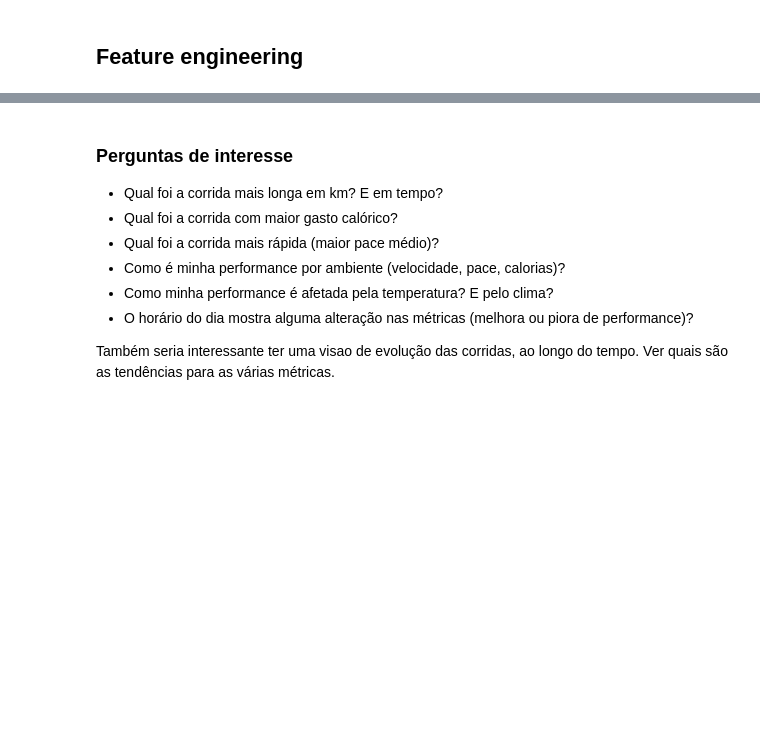
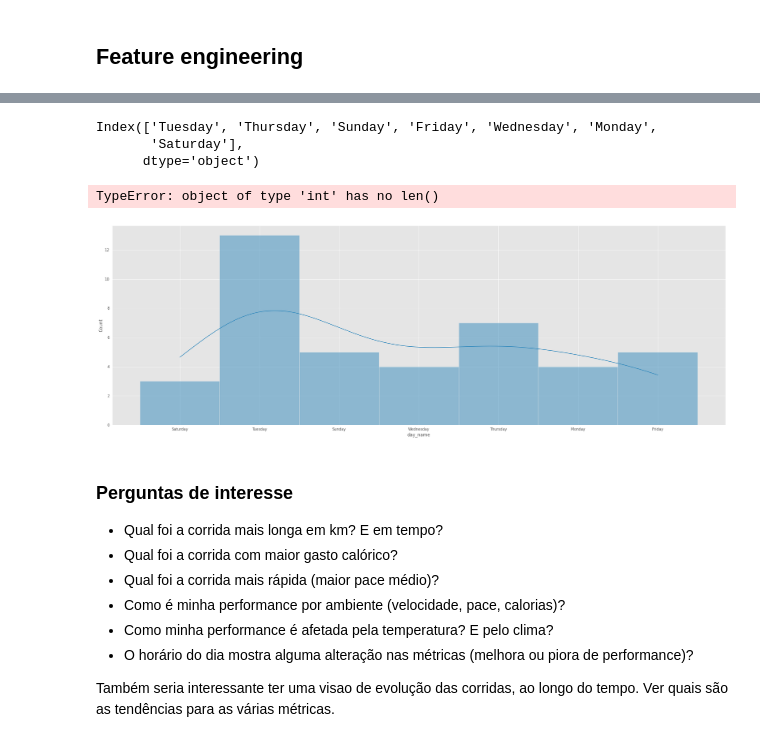
Before and after one commit to tutss/datascience, a Jupyter notebook: health analysis/nikerunanalysis.ipynb, the cells around one changed output, grey strips where cells are left out. Cells and saved outputs as stored; diff of their text form; code cells hidden in the pictures; blank space fills up the shorter version.

Commit message:
Adds new plots to EDA

```diff
--- a/health analysis/nikerunanalysis.ipynb
+++ b/health analysis/nikerunanalysis.ipynb
@@ -218,3 +302,18 @@ df.head()
+# %%
+df.day_name.value_counts(normalize=True).index
+# %% [output]
+Index(['Tuesday', 'Thursday', 'Sunday', 'Friday', 'Wednesday', 'Monday',
+       'Saturday'],
+      dtype='object')
+# %%
+df.day_name.value_counts(normalize=True).sort_index(key=weekday_map)
+# %% [output]
+TypeError: object of type 'int' has no len()
+# %%
+day_name_counts = df.day_name.value_counts(normalize=True)
+sns.histplot(data=df, x="day_name", kde=True);
+# %% [output]
+[figure, added]
 # %% [markdown]
 ### Perguntas de interesse
 
```
Also changed, not shown: parts of 12 cells of this notebook.
